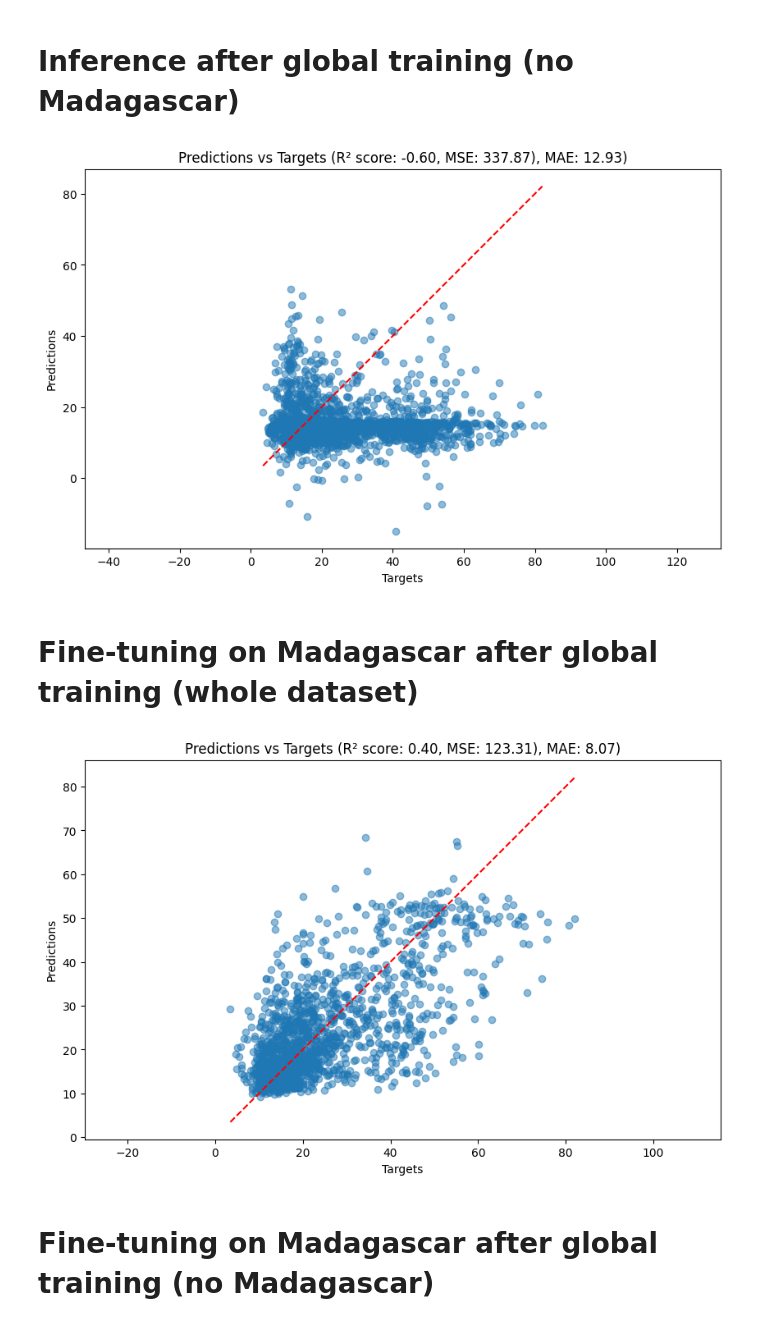
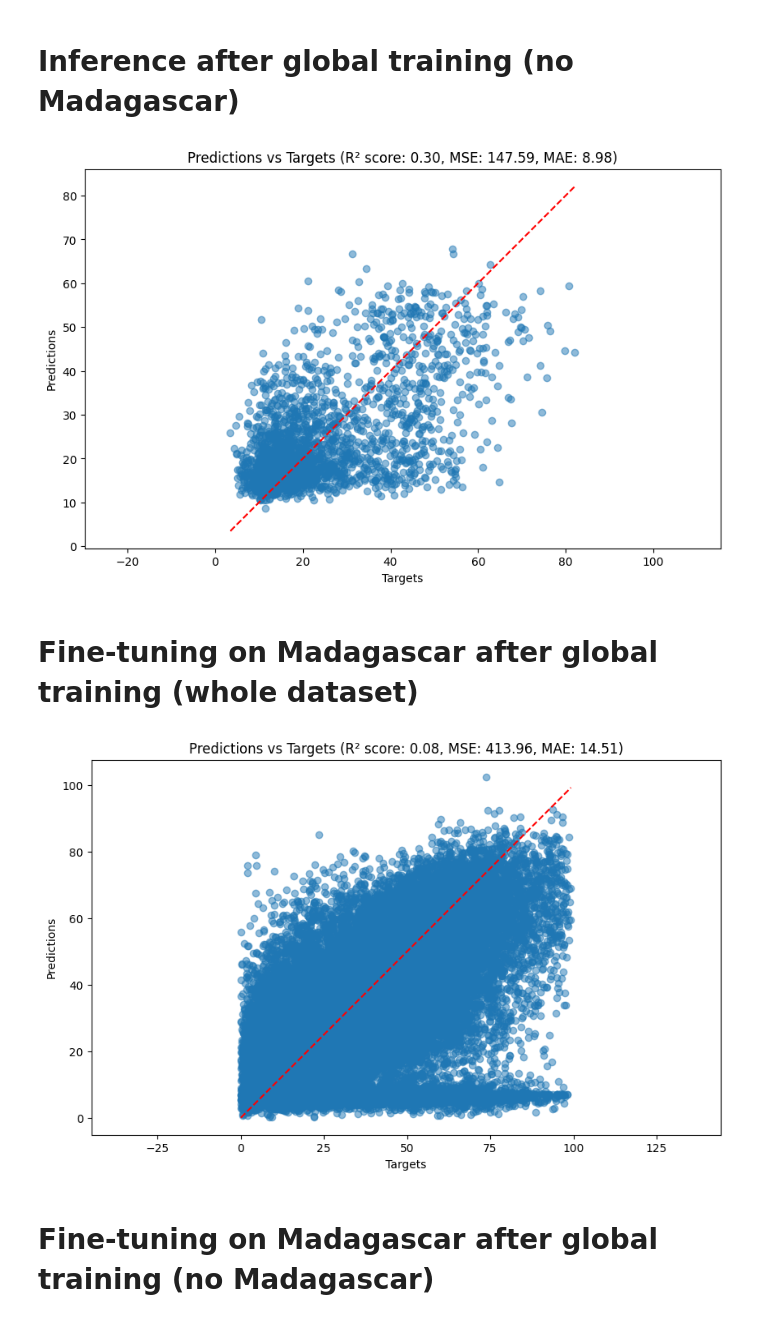
Before and after one commit to morand-g/malpolon-marbec, a Jupyter notebook: examples/poverty/results.ipynb, the cells around one changed output. Drawn from its saved outputs; the diff is of its cells as text; code cells hidden in the pictures.

```diff
--- a/examples/poverty/results.ipynb
+++ b/examples/poverty/results.ipynb
@@ -47,19 +47,19 @@ plot_predict(data)
 # %%
 %tensorboard --logdir=outputs/cnn_on_ms_poverty/kfolds_global_ms/tensorboard_logs/
 # %%
-data = pd.read_csv('outputs/cnn_on_ms_poverty/mada_season_memmap/predictions.csv')
+data = pd.read_csv('all_folds_predictions_vs_targets.csv')
 plot_predict(data)
 # %% [output]
-[figure, old version]
+[figure, new version]
 # %% [markdown]
 # Fine-tuning on Madagascar after global training (whole dataset)
 # %%
 %tensorboard --logdir=outputs/cnn_on_ms_poverty/kfolds_global_rgb/tensoboard_logs
 # %%
-data = pd.read_csv('outputs/cnn_on_ms_poverty/mada_season_notrain/predictions.csv')
+data = pd.read_csv('prediction_africa_wds.csv')
 plot_predict(data)
 # %% [output]
-[figure, old version]
+[figure, new version]
 # %% [markdown]
 # Fine-tuning on Madagascar after global training (no Madagascar)
 # %%
```
Also changed, not shown: parts of 2 cells of this notebook, 8 other files.
